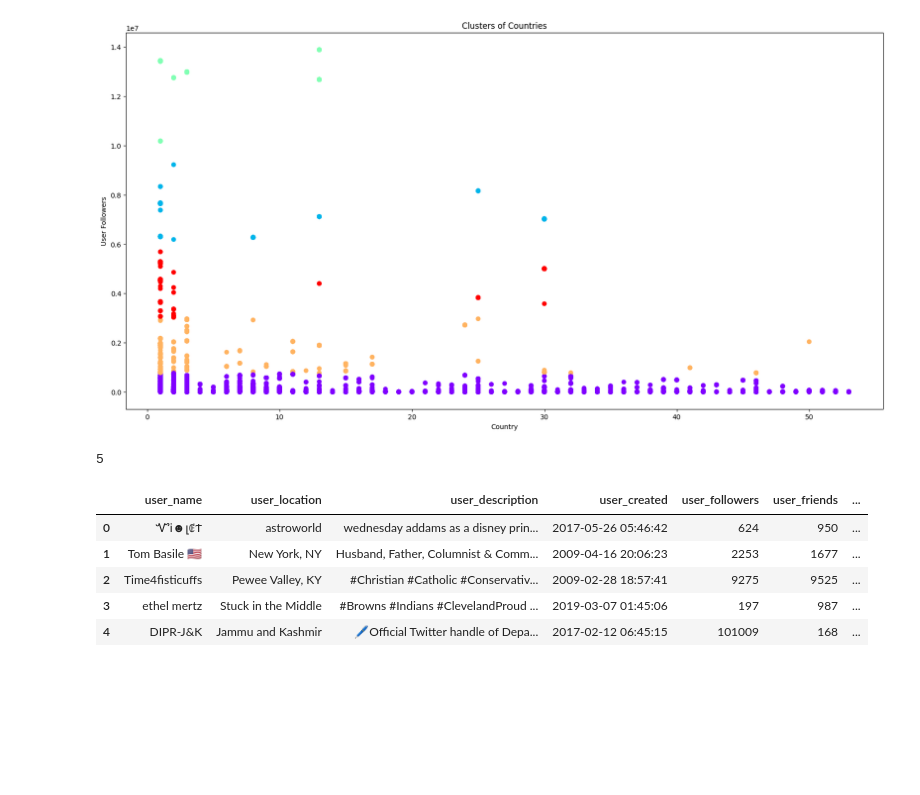
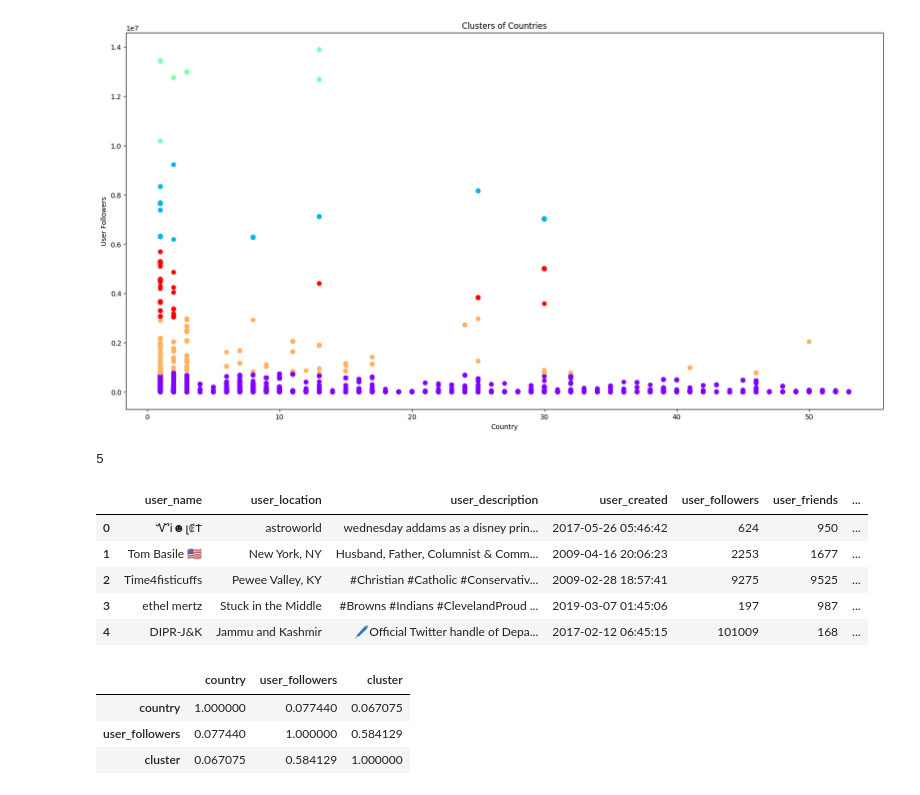
Before and after one commit to plpcollado/Laboratorio_A01664621, a Jupyter notebook: Evidencia_Final.ipynb, the cells around one changed output. Saved outputs shown, nothing was run; the diff lists cells and outputs as text; code cells hidden in the pictures; blank space fills up the shorter version.

```diff
--- a/Evidencia_Final.ipynb
+++ b/Evidencia_Final.ipynb
@@ -530,3 +530,11 @@ df.head()
 | 2 | Time4fisticuffs | Pewee Valley, KY | #Christian #Catholic #Conservativ... | 2009-02-28 18:57:41 | 9275 | 9525 | ... |
 | 3 | ethel mertz | Stuck in the Middle | #Browns #Indians #ClevelandProud ... | 2019-03-07 01:45:06 | 197 | 987 | ... |
 | 4 | DIPR-J&K | Jammu and Kashmir | 🖊️Official Twitter handle of Depa... | 2017-02-12 06:45:15 | 101009 | 168 | ... |
+# %%
+#Verifiy correlation between country and user followers
+df_country2.corr()
+# %% [output]
+|  | country | user_followers | cluster |
+| country | 1.000000 | 0.077440 | 0.067075 |
+| user_followers | 0.077440 | 1.000000 | 0.584129 |
+| cluster | 0.067075 | 0.584129 | 1.000000 |
```
